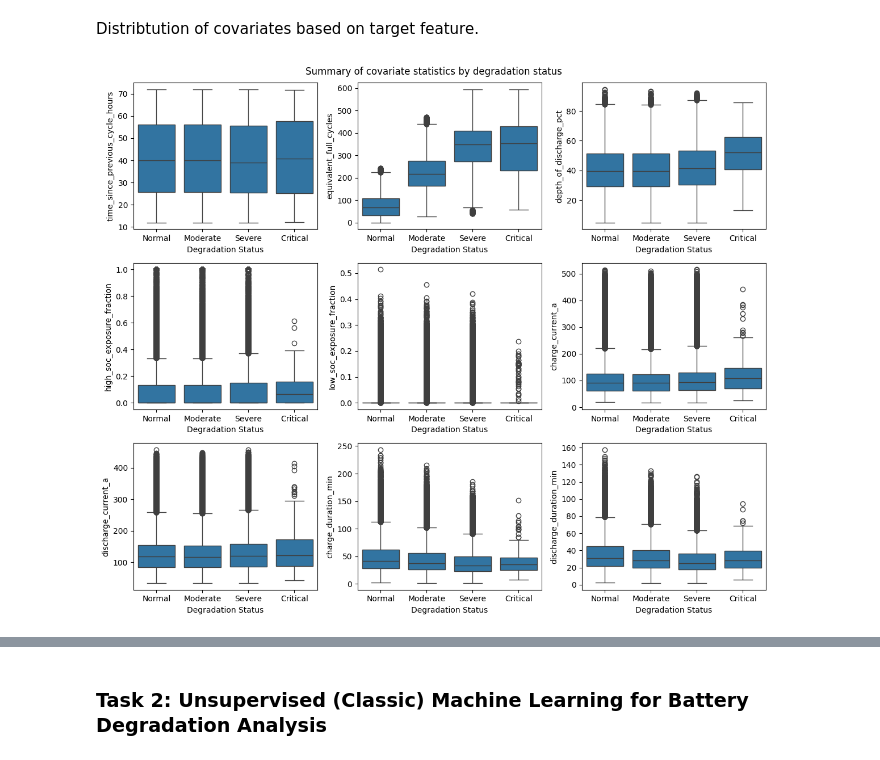
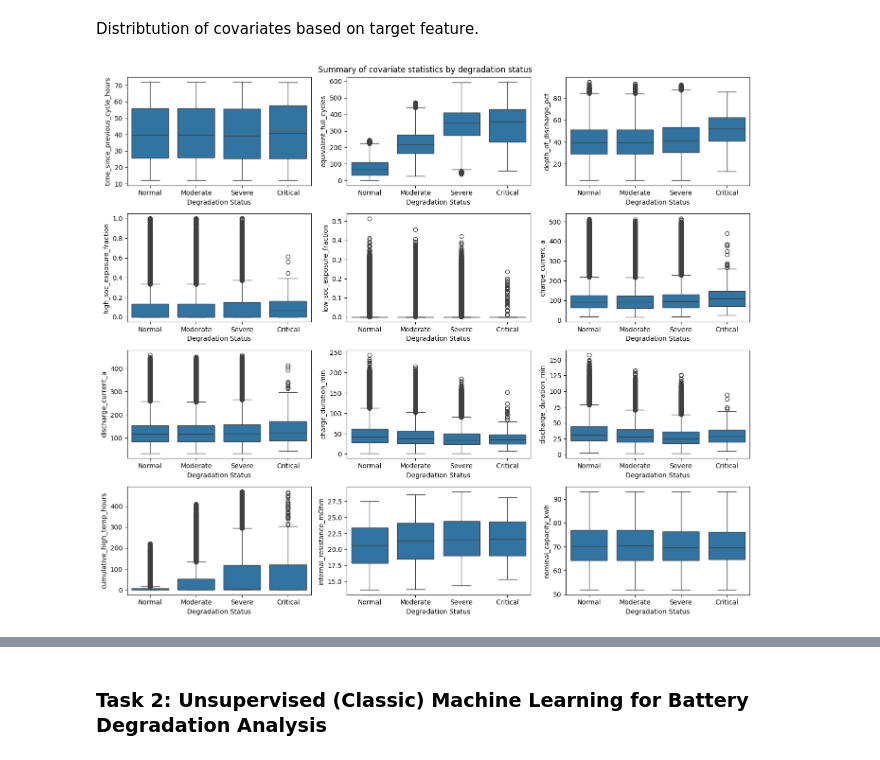
Before and after one commit to leolin25/predicting_battery_useful_life, a Jupyter notebook: cs342-coursework.ipynb, the cells around one changed output, grey strips where cells are left out. Saved outputs shown, nothing was run; the diff lists cells and outputs as text; code cells hidden in the pictures.

Commit message:
Fixed image

```diff
--- a/cs342-coursework.ipynb
+++ b/cs342-coursework.ipynb
@@ -68,33 +68,36 @@ covariates_to_plot = [
     'time_since_previous_cycle_hours',
     'equivalent_full_cycles',
     'depth_of_discharge_pct',
     'high_soc_exposure_fraction',
     'low_soc_exposure_fraction',
     'charge_current_a',
     'discharge_current_a',
     'charge_duration_min',
     'discharge_duration_min',
+    'cumulative_high_temp_hours',
+    'internal_resistance_mOhm',
+    'nominal_capacity_kwh'
 ]
 
 # matplotlib figure with multiple subplots
-fig, axes = plt.subplots(nrows=3, ncols=3, figsize=(12, 10))
+fig, axes = plt.subplots(nrows=4, ncols=3, figsize=(14, 12))
 axes = axes.flatten() # easier to iterate over 1d array
 
 for i, covariate in enumerate(covariates_to_plot):
     sns.boxplot(
         data=battery_data,
         x=target_feature,
         y=covariate,
         ax=axes[i]
     )
 
     # add title and labels to each plot
     axes[i].set_xlabel('Degradation Status')
     axes[i].set_ylabel(covariate)
 
 fig.suptitle('Summary of covariate statistics by degradation status')
 plt.tight_layout()
-plt.savefig('covariate_analysis1.png', dpi=800, bbox_inches='tight')
+plt.savefig('covariate_analysis.png', dpi=800, bbox_inches='tight')
 plt.show()
 # %% [output]
-[figure, old version]
+[figure, new version]
```
Also changed, not shown: parts of 2 cells of this notebook, 3 other files.
